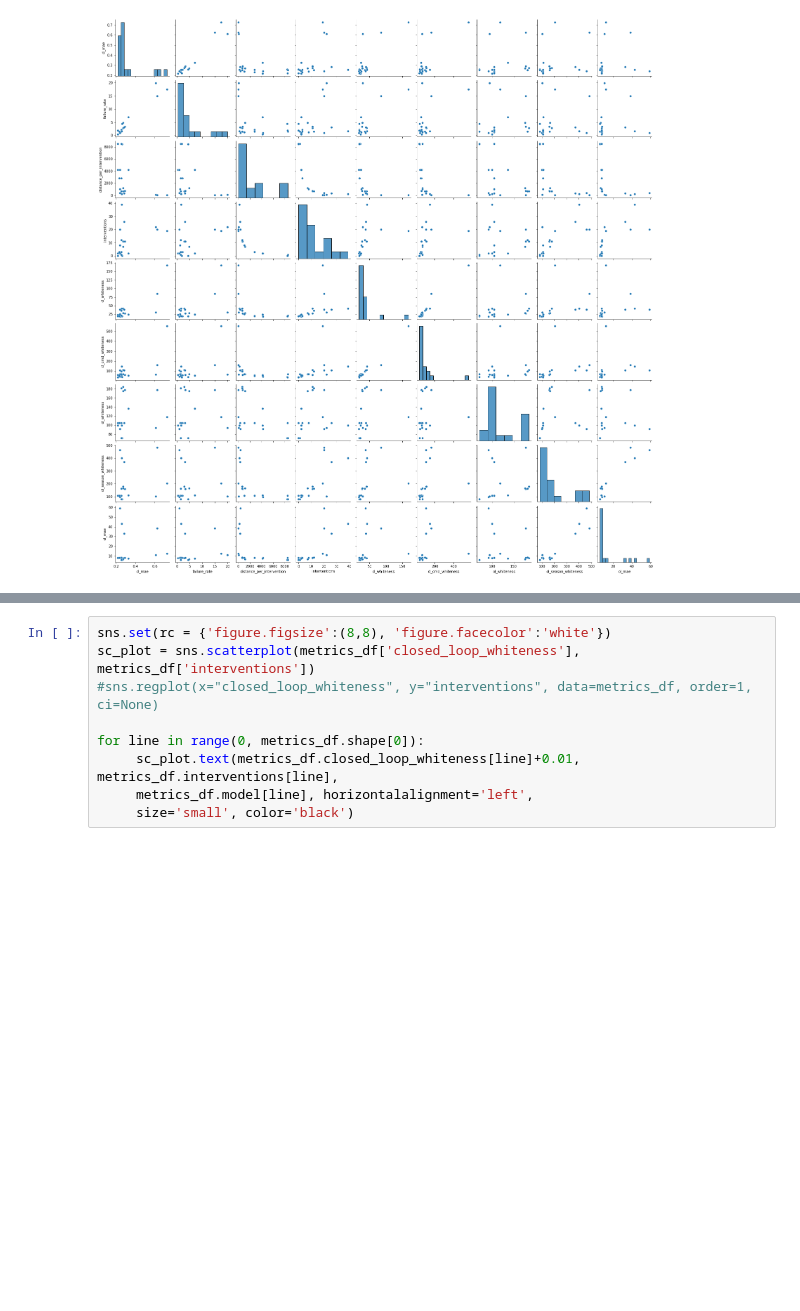
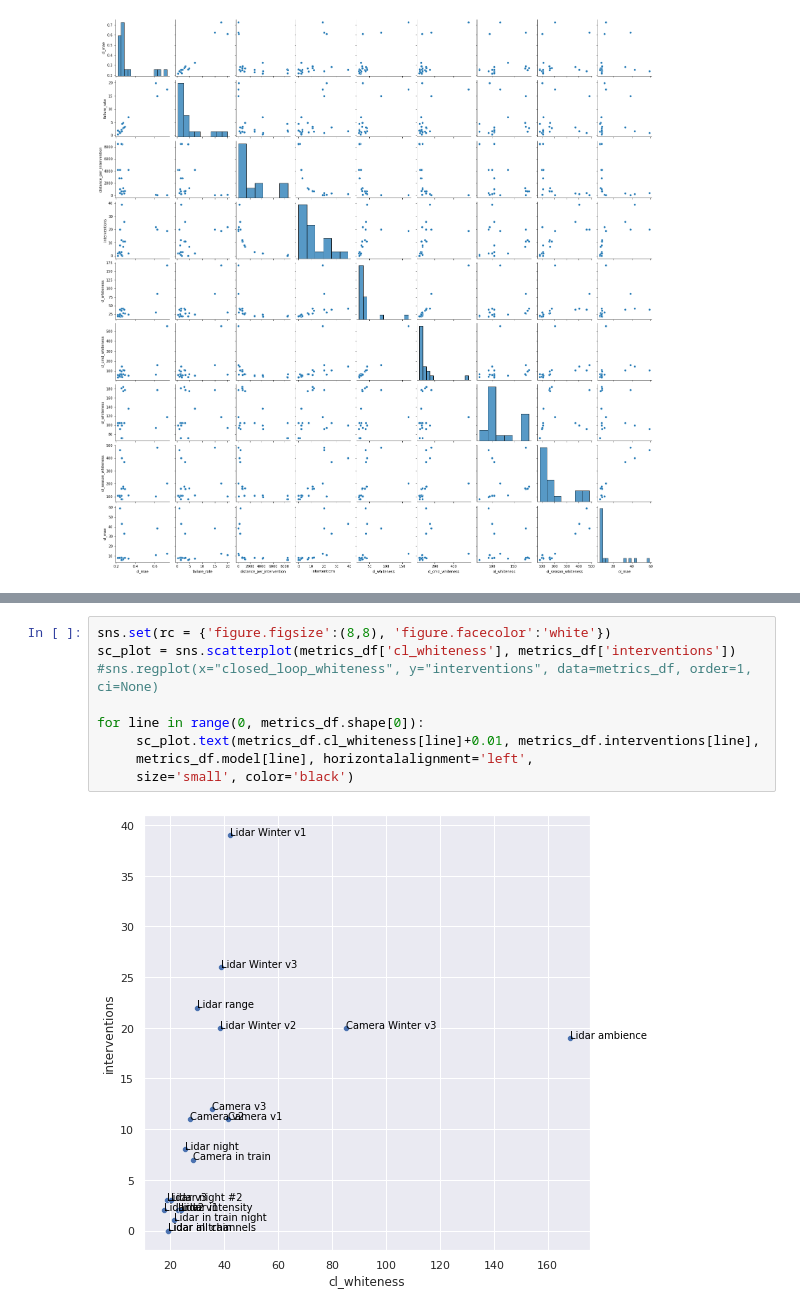
Before and after one commit to UT-ADL/e2e-rally-estonia, a Jupyter notebook: metrics/camera-lidar-paper-experiments.ipynb, the cells around one changed output, grey strips where cells are left out. Drawn from its saved outputs; the diff is of its cells as text; blank space fills up the shorter version.

```diff
--- a/metrics/camera-lidar-paper-experiments.ipynb
+++ b/metrics/camera-lidar-paper-experiments.ipynb
@@ -192,9 +196,11 @@ for line in range(0, metrics_df.shape[0]):
 # %%
 sns.set(rc = {'figure.figsize':(8,8), 'figure.facecolor':'white'})
-sc_plot = sns.scatterplot(metrics_df['closed_loop_whiteness'], metrics_df['interventions'])
+sc_plot = sns.scatterplot(metrics_df['cl_whiteness'], metrics_df['interventions'])
 #sns.regplot(x="closed_loop_whiteness", y="interventions", data=metrics_df, order=1, ci=None)
 
 for line in range(0, metrics_df.shape[0]):
-     sc_plot.text(metrics_df.closed_loop_whiteness[line]+0.01, metrics_df.interventions[line],
+     sc_plot.text(metrics_df.cl_whiteness[line]+0.01, metrics_df.interventions[line],
      metrics_df.model[line], horizontalalignment='left',
      size='small', color='black')
+# %% [output]
+[figure, added]
```
Also changed, not shown: parts of 10 cells of this notebook.
